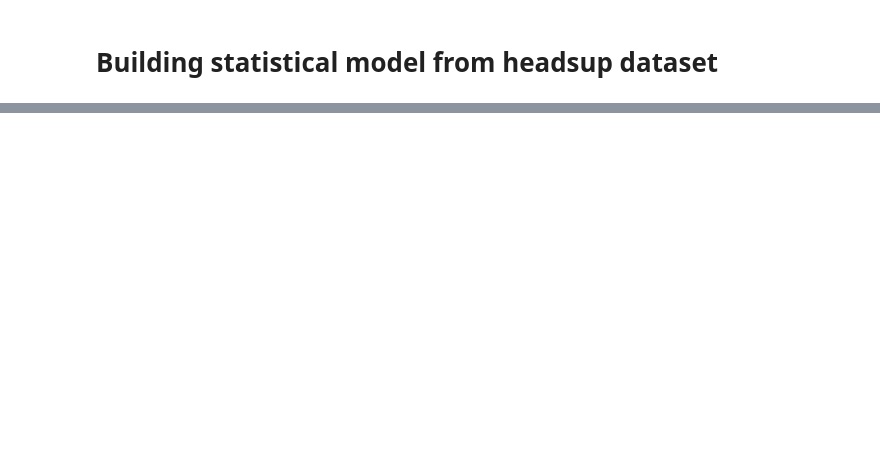
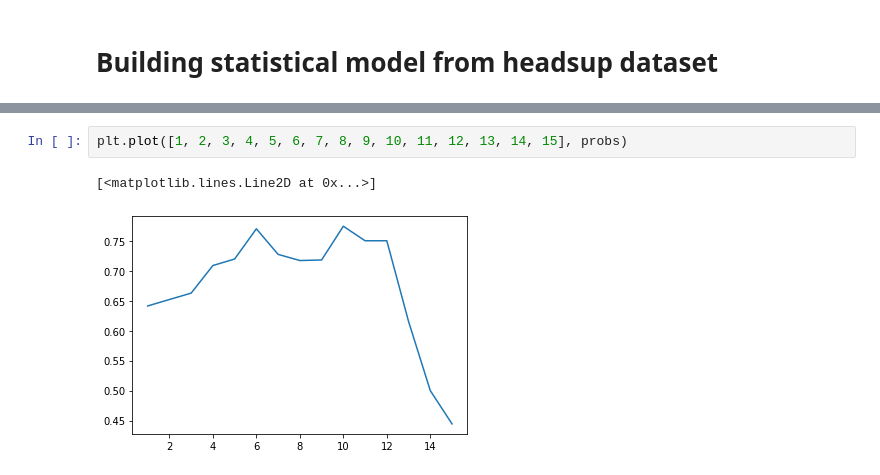
Before and after one commit to EvanSamaa/Gaze_project, a Jupyter notebook: prototypes/Heurisitic_turn_taking_model.ipynb, the cells around one changed output, grey strips where cells are left out. Cells and saved outputs as stored; diff of their text form; blank space fills up the shorter version.

```diff
--- a/prototypes/Heurisitic_turn_taking_model.ipynb
+++ b/prototypes/Heurisitic_turn_taking_model.ipynb
@@ -132,0 +179,5 @@ plt.hist(exponential.rvs(10000))
+# %%
+plt.plot([1, 2, 3, 4, 5, 6, 7, 8, 9, 10, 11, 12, 13, 14, 15], probs)
+# %% [output]
+[<matplotlib.lines.Line2D at 0x...>]
+[figure, added]
```
Also changed, not shown: parts of 11 cells of this notebook, 11 other files.
